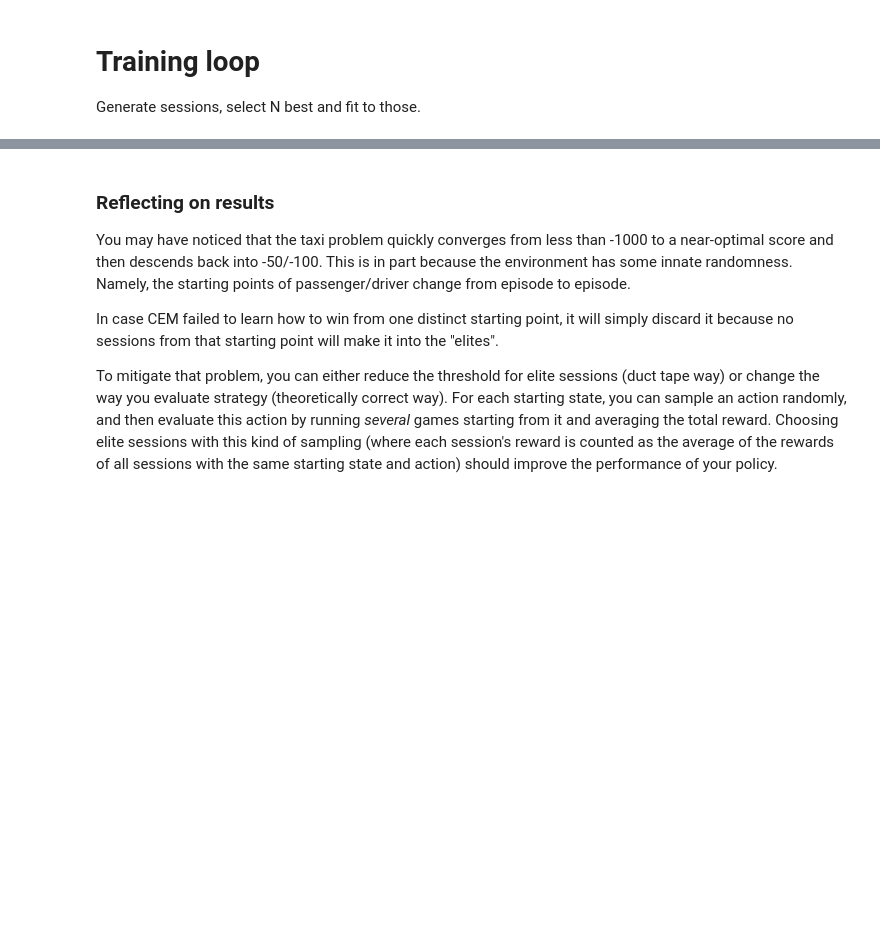
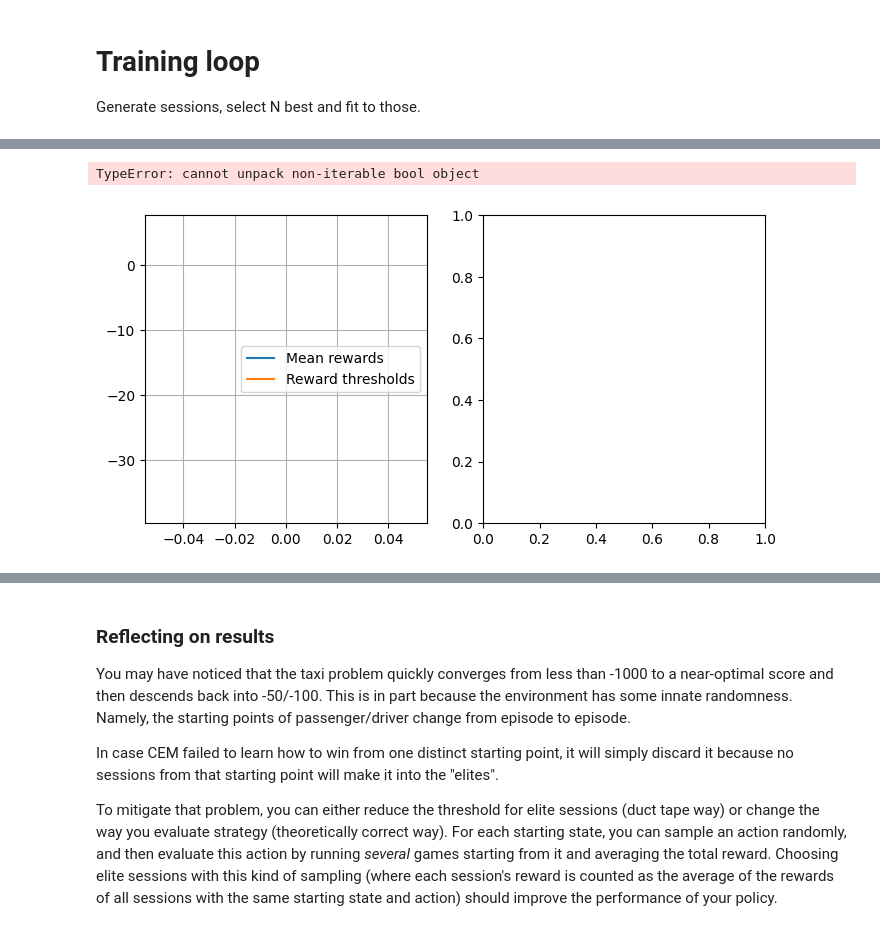
Before and after one commit to TommyW427/Artificial-Intelligence-1-2, a Jupyter notebook: week01_intro/crossentropy_method.ipynb, the cells around one changed output, grey strips where cells are left out. Drawn from its saved outputs; the diff is of its cells as text; code cells hidden in the pictures; blank space fills up the shorter version.

```diff
--- a/week01_intro/crossentropy_method.ipynb
+++ b/week01_intro/crossentropy_method.ipynb
@@ -272,7 +272,7 @@ Generate sessions, select N best and fit to those.
 from IPython.display import clear_output
 
 
-def show_progress(rewards_batch, log, percentile, reward_range=[-990, +10]):
+def show_progress(rewards_batch, log, percentile, reward_range=[-990, +10], show = True):
     """
     A convenience function that displays training progress.
     No cool math here, just charts.
@@ -302,30 +302,36 @@ def show_progress(rewards_batch, log, percentile, reward_range=[-990, +10]):
     plt.grid()
     clear_output(True)
     print("mean reward = %.3f, threshold=%.3f" % (mean_reward, threshold))
-    plt.show()
+    if show: plt.show()
+    return log
 # %%
 # reset policy just in case
 policy = initialize_policy(n_states, n_actions)
 # %%
+
 n_sessions = 250  # sample this many sessions
 percentile = 50  # discard this percentage of sessions with lowest rewards
 learning_rate = 0.5  # how quickly the policy is updated, on a scale from 0 to 1
 
-log = []
+def run_session(policy, iterations, n_sessions, percentile, learning_rate, show = False):
 
-for i in range(100):
-    %time sessions = [generate_session(env, policy) for _ in range(n_sessions)]
+  log = []
 
-    states_batch, actions_batch, rewards_batch = zip(*sessions)
+  for i in range(iterations):
+      %time sessions = [generate_session(env, policy) for _ in range(n_sessions)]
 
-    elite_states, elite_actions = select_elites(states_batch, actions_batch, rewards_batch, percentile)
+      states_batch, actions_batch, rewards_batch = zip(*sessions)
 
-    new_policy = get_new_policy(elite_states, elite_actions)
+      elite_states, elite_actions = select_elites(states_batch, actions_batch, rewards_batch, percentile)
 
-    #new_policy =
+      new_policy = get_new_policy(elite_states, elite_actions)
 
-    policy = learning_rate * new_policy + (1 - learning_rate) * policy
+      #new_policy =
 
-    # display results on chart
-    show_progress(rewards_batch, log, percentile)
+      policy = learning_rate * new_policy + (1 - learning_rate) * policy
+
+      # display results on chart
+      log = show_progress(rewards_batch, log, percentile, show)
+
+run_session(policy, 250, n_sessions, percentile, learning_rate, True)
 # %% [output]
@@ -332,0 +341,2 @@ SyntaxError: invalid syntax (<ipython-input-101-51ffa83004e4>, line 16)
+TypeError: cannot unpack non-iterable bool object
+[figure, added]
```
Also changed, not shown: parts of 2 cells of this notebook.
